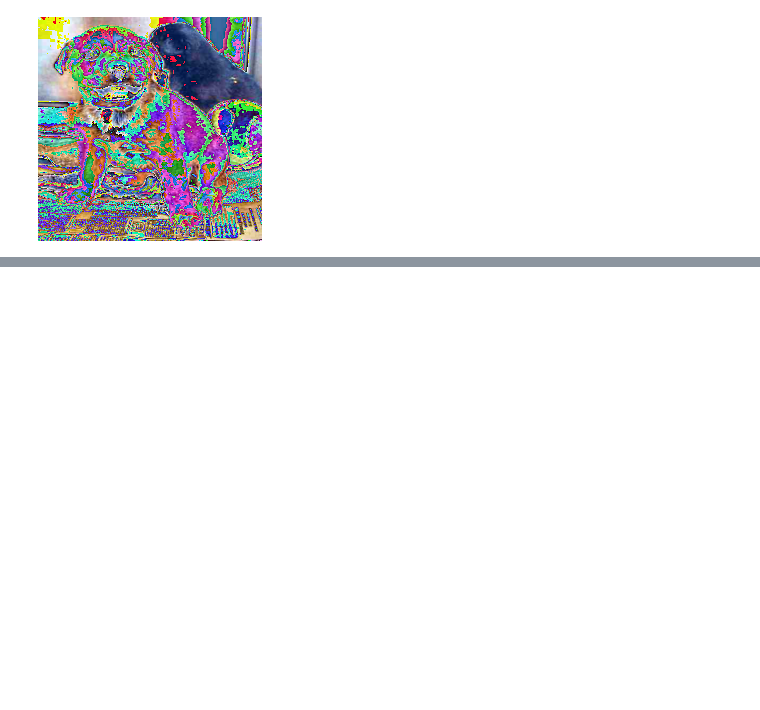
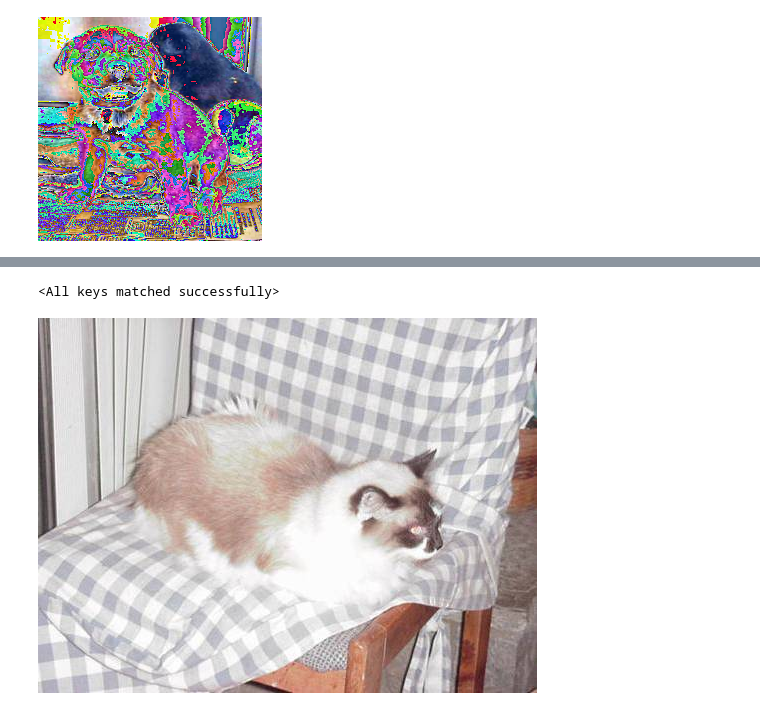
Before and after one commit to LuchianPeledutse/Projects, a Jupyter notebook: TextRecognition/model/Training.ipynb, the cells around one changed output, grey strips where cells are left out. Saved outputs shown, nothing was run; the diff lists cells and outputs as text; code cells hidden in the pictures; blank space fills up the shorter version.

```diff
--- a/TextRecognition/model/Training.ipynb
+++ b/TextRecognition/model/Training.ipynb
@@ -458,0 +448,10 @@ Epoch #551 | Train loss: 0.01013
+# %%
+#torch load state dits of model
+model.load_state_dict(torch.load(f='/home/luchian/all_data/ML_models_weights/TexRec_Overfit2_v1_weights.pth'))
+# %% [output]
+<All keys matched successfully>
+# %%
+pil_cat = Image.open('/home/luchian/all_data/datasets/text_rec_dataset/cat/cat.jpg')
+pil_cat
+# %% [output]
+[figure, added]
```
Also changed, not shown: parts of 9 cells of this notebook.
